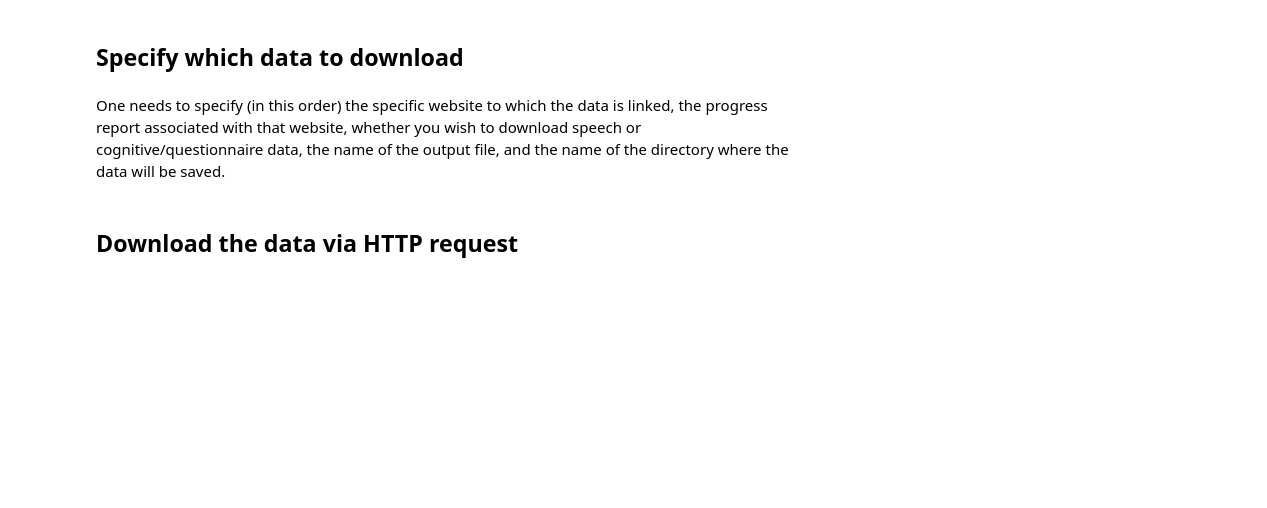
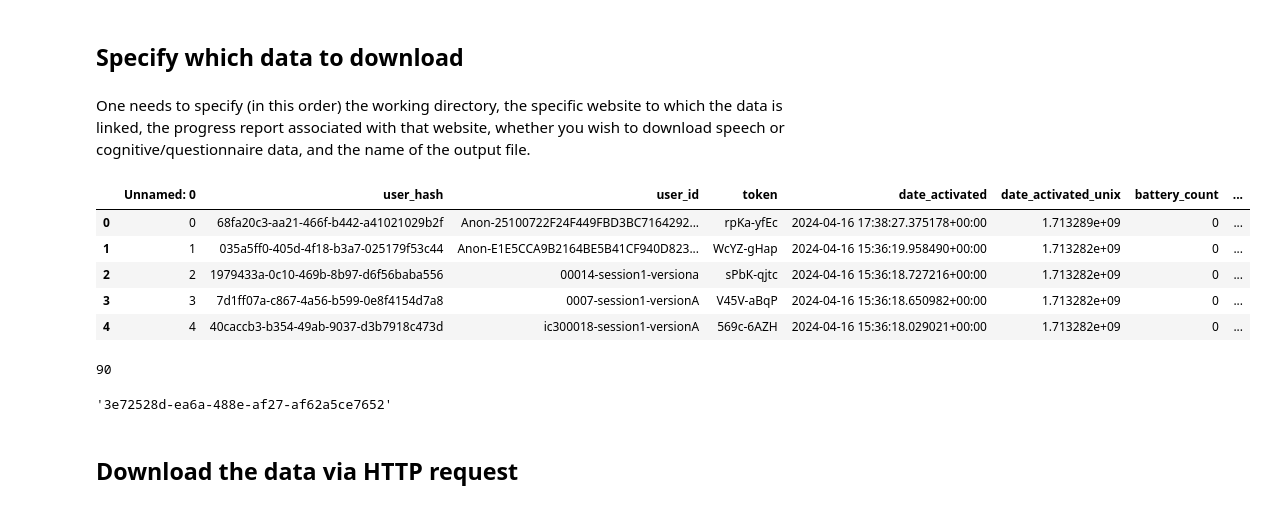
Before and after one commit to dragos-gruia/Development_of_digital_biomarkers_for_stroke, a Jupyter notebook: 1_data_download/data_download.ipynb, the cells around one changed output. Drawn from its saved outputs; the diff is of its cells as text; code cells hidden in the pictures; blank space fills up the shorter version.

```diff
--- a/1_data_download/data_download.ipynb
+++ b/1_data_download/data_download.ipynb
@@ -21,4 +22,4 @@ warnings.filterwarnings('ignore')
 # %% [markdown]
 ## Specify which data to download
 # %% [markdown]
-One needs to specify (in this order) the specific website to which the data is linked, the progress report associated with that website, whether you wish to download speech or cognitive/questionnaire data, the name of the output file, and the name of the directory where the data will be saved.
+One needs to specify (in this order) the working directory, the specific website to which the data is linked, the progress report associated with that website, whether you wish to download speech or cognitive/questionnaire data, and the name of the output file.
@@ -25,14 +29,28 @@ One needs to specify (in this order) the specific website to which the data is l
 # %%
-set_domain = 'ic3.cognitron.co.uk' # Website from which we want to download the data
-ids = pd.read_csv("progress_reports/progreportic3_patients_v2_231123.csv")
+set_domain = 'ic3v2.cognitron.co.uk' # Website from which we want to download the data
+ids = pd.read_csv("progreportic3_patients_v2_160424.csv")
 download_speech = False # If true, only speech files will download
-output_file = 'patientsv2-23-11-23-cog.obj'
-output_dir = "./data_temp/"
+output_file = 'patientsv2-16-04-24-cog.obj'
+# %%
+ids.head()
+# %% [output]
+|  | Unnamed: 0 | user_hash | user_id | token | date_activated | date_activated_unix | battery_count | ... |
+| 0 | 0 | 68fa20c3-aa21-466f-b442-a41021029b2f | Anon-25100722F24F449FBD3BC7164292... | rpKa-yfEc | 2024-04-16 17:38:27.375178+00:00 | 1.713289e+09 | 0 | ... |
+| 1 | 1 | 035a5ff0-405d-4f18-b3a7-025179f53c44 | Anon-E1E5CCA9B2164BE5B41CF940D823... | WcYZ-gHap | 2024-04-16 15:36:19.958490+00:00 | 1.713282e+09 | 0 | ... |
+| 2 | 2 | 1979433a-0c10-469b-8b97-d6f56baba556 | 00014-session1-versiona | sPbK-qjtc | 2024-04-16 15:36:18.727216+00:00 | 1.713282e+09 | 0 | ... |
+| 3 | 3 | 7d1ff07a-c867-4a56-b599-0e8f4154d7a8 | 0007-session1-versionA | V45V-aBqP | 2024-04-16 15:36:18.650982+00:00 | 1.713282e+09 | 0 | ... |
+| 4 | 4 | 40caccb3-b354-49ab-9037-d3b7918c473d | ic300018-session1-versionA | 569c-6AZH | 2024-04-16 15:36:18.029021+00:00 | 1.713282e+09 | 0 | ... |
 # %%
 # Specify which participants to keep. If all should be kept, comment the first line.
-ids = ids.loc[ids['status.task_count'] > 2,:]
-ids = ids.hash
+ids = ids.loc[ids['response_count'] > 2,:]
+ids = ids.user_hash
 len(ids)
+# %% [output]
+90
+# %%
+ids.iloc[0]
+# %% [output]
+'3e72528d-ea6a-488e-af27-af62a5ce7652'
 # %% [markdown]
 ## Download the data via HTTP request
 # %%
```
Also changed, not shown: parts of 4 cells of this notebook, 5 other files.
